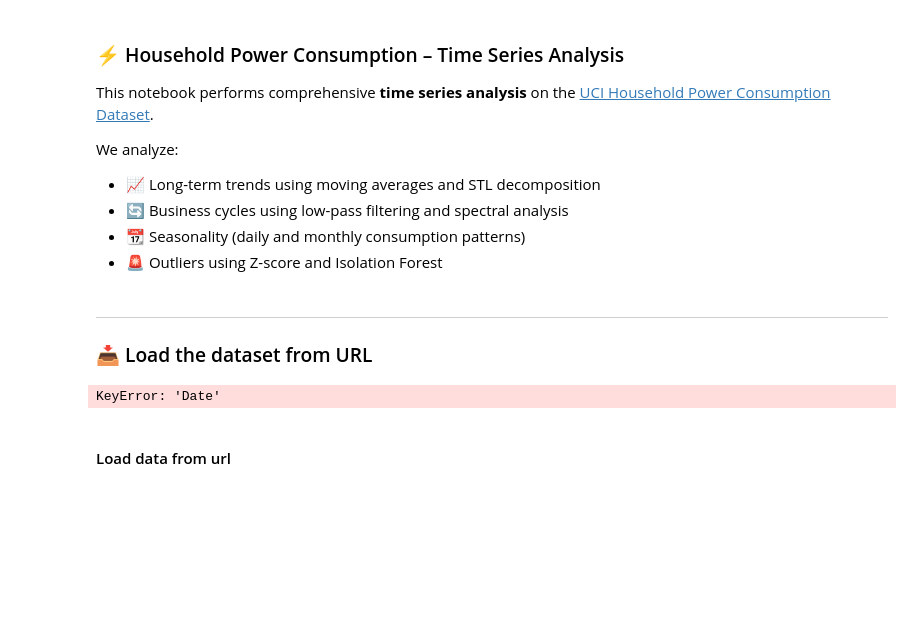
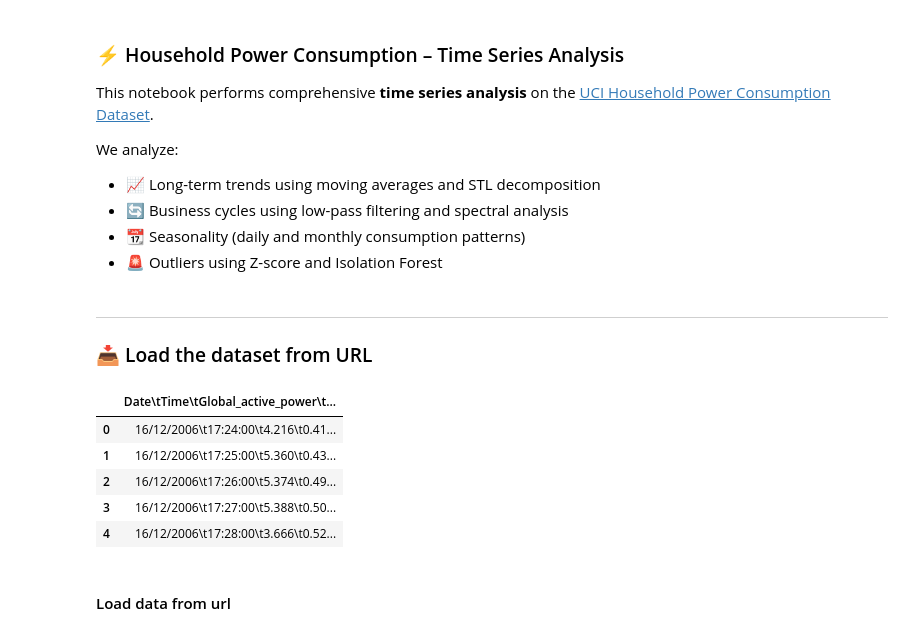
Before and after one commit to Dr-AlaaKhamis/ISE518, a Jupyter notebook: 8_Descriptive_analytics/TimeSeries_Analysis.ipynb, the cells around one changed output. Cells and saved outputs as stored; diff of their text form; code cells hidden in the pictures; blank space fills up the shorter version.

```diff
--- a/8_Descriptive_analytics/TimeSeries_Analysis.ipynb
+++ b/8_Descriptive_analytics/TimeSeries_Analysis.ipynb
@@ -20,12 +20,17 @@ from statsmodels.tsa.seasonal import STL
 # %% [markdown]
 ***
 ### 📥 Load the dataset from URL
-# %%
-url = 'https://github.com/Dr-AlaaKhamis/ISE518/blob/main/datasets/Power_consumption.csv'
-df = pd.read_csv(url)
-df.head()
-# %% [output]
-KeyError: 'Date'
+# %%
+url = 'https://raw.githubusercontent.com/Dr-AlaaKhamis/ISE518/refs/heads/main/datasets/Power_consumption.csv'
+df = pd.read_csv(url)
+df.head()
+# %% [output]
+|  | Date\tTime\tGlobal_active_power\t... |
+| 0 | 16/12/2006\t17:24:00\t4.216\t0.41... |
+| 1 | 16/12/2006\t17:25:00\t5.360\t0.43... |
+| 2 | 16/12/2006\t17:26:00\t5.374\t0.49... |
+| 3 | 16/12/2006\t17:27:00\t5.388\t0.50... |
+| 4 | 16/12/2006\t17:28:00\t3.666\t0.52... |
 # %% [markdown]
 #### Load data from url
 # %%
```
Also changed, not shown: 1 other file.
